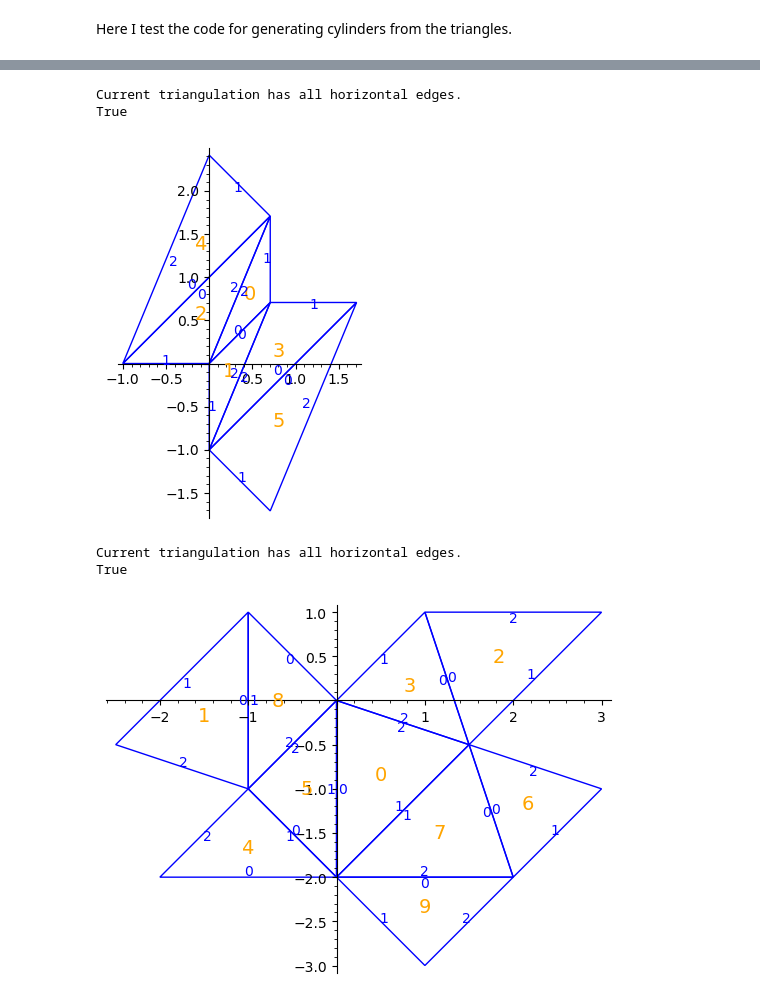
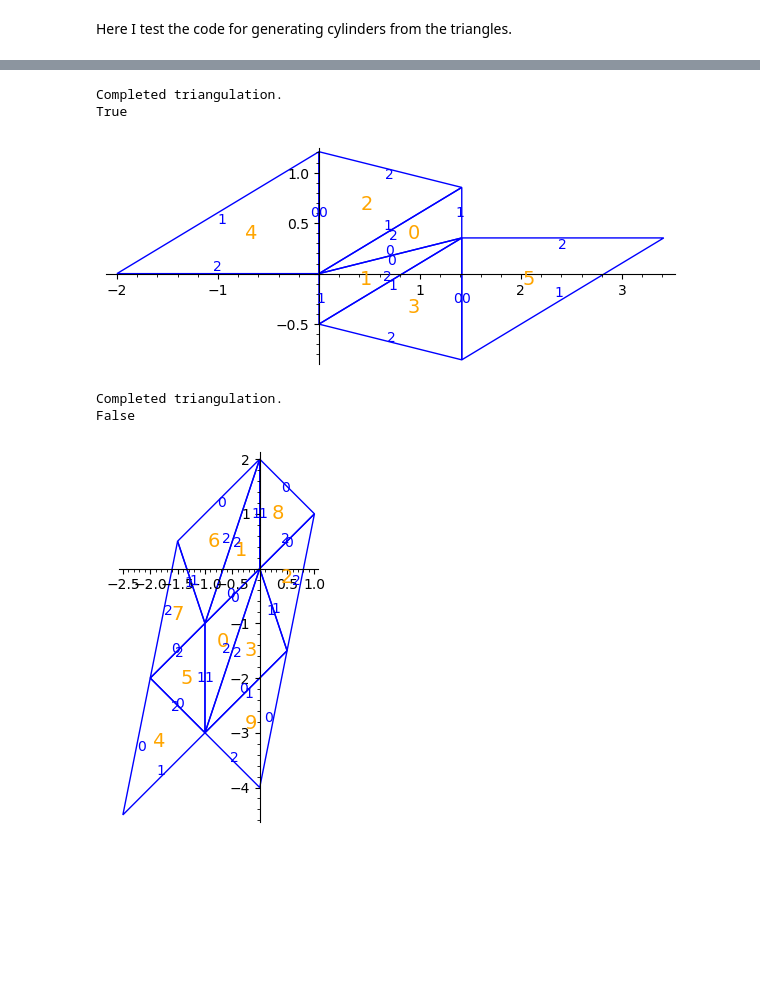
Before and after one commit to sfreedman67/samsurf, a Jupyter notebook: bowman/testing_cyl_ref.ipynb, the cells around one changed output, grey strips where cells are left out. Drawn from its saved outputs; the diff is of its cells as text; code cells hidden in the pictures; blank space fills up the shorter version.

```diff
--- a/bowman/testing_cyl_ref.ipynb
+++ b/bowman/testing_cyl_ref.ipynb
@@ -23,23 +18,24 @@ X.plot()
 # %%
 X = trin.Triangulation.regular_octagon()
 k = QuadraticField(2)
 sqrt2 = k.gen()
-d=vector([1 / sqrt2, 1 / sqrt2])
+d = vector([0, 1])
+d1=vector([1 / sqrt2, 1 / sqrt2])
 d2 = vector([-1 -1 / sqrt2, -1 / sqrt2])
-X = X.make_horiz_triangulation(d)
+X = X.make_directional_triangulation(d)
 print(X.is_delaunay)
 X.plot()
 # %% [output]
-Current triangulation has all horizontal edges.
+Completed triangulation.
 True
-[figure, old version]
+[figure, new version]
 # %%
 X = trin.Triangulation.mcmullen_l(2, 2)
 d = vector([2, 2])
-X = X.make_horiz_triangulation(d)
+X = X.make_directional_triangulation(d)
 print(X.is_delaunay)
 X.plot()
 # %% [output]
-Current triangulation has all horizontal edges.
-True
+Completed triangulation.
+False
-[figure, old version]
+[figure, new version]
```
Also changed, not shown: parts of 3 cells of this notebook, 1 other file.
